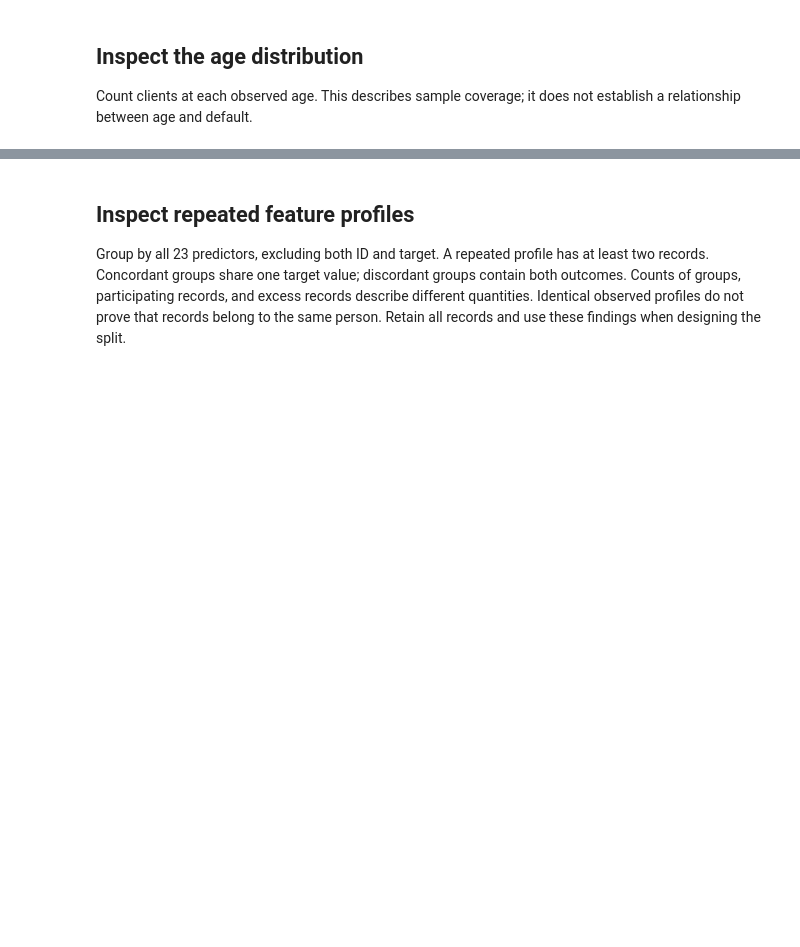
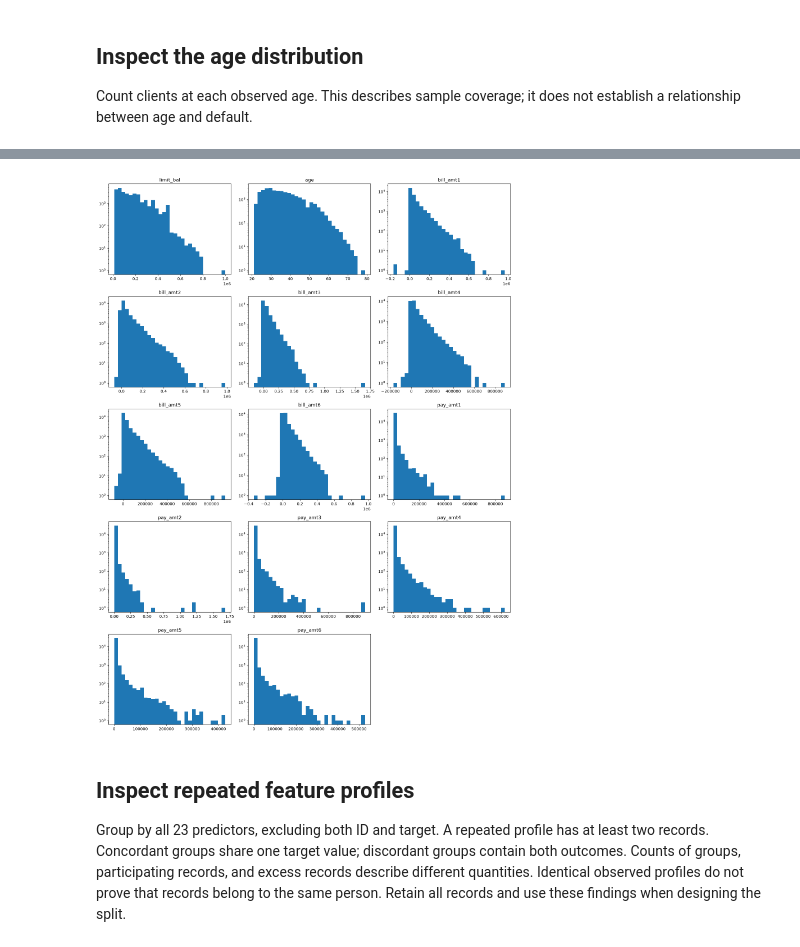
Before and after one commit to claudcelle/credit_default_prediction, a Jupyter notebook: notebooks/eda.ipynb, the cells around one changed output, grey strips where cells are left out. Drawn from its saved outputs; the diff is of its cells as text; code cells hidden in the pictures; blank space fills up the shorter version.

```diff
--- a/notebooks/eda.ipynb
+++ b/notebooks/eda.ipynb
@@ -296,3 +310,27 @@ array([[<Axes: title={'center': 'count'}>]], dtype=object)
+# %%
+import math
+import matplotlib.pyplot as plt
+
+n = len(numeric_cols)
+ncols = 3
+nrows = math.ceil(n / ncols)
+
+fig, axes = plt.subplots(nrows, ncols, figsize=(5 * ncols, 4 * nrows))
+axes = axes.flatten()
+
+for ax, col in zip(axes, numeric_cols):
+    ax.hist(df[col].dropna(), bins=30)
+    ax.set_title(col)
+    ax.set_yscale('log')
+
+# nascondi assi vuoti
+for ax in axes[n:]:
+    ax.set_visible(False)
+
+plt.tight_layout()
+plt.show()
+# %% [output]
+[figure, added]
 # %% [markdown]
 ## Inspect repeated feature profiles
 
```
Also changed, not shown: parts of 10 cells of this notebook, 10 other files.
